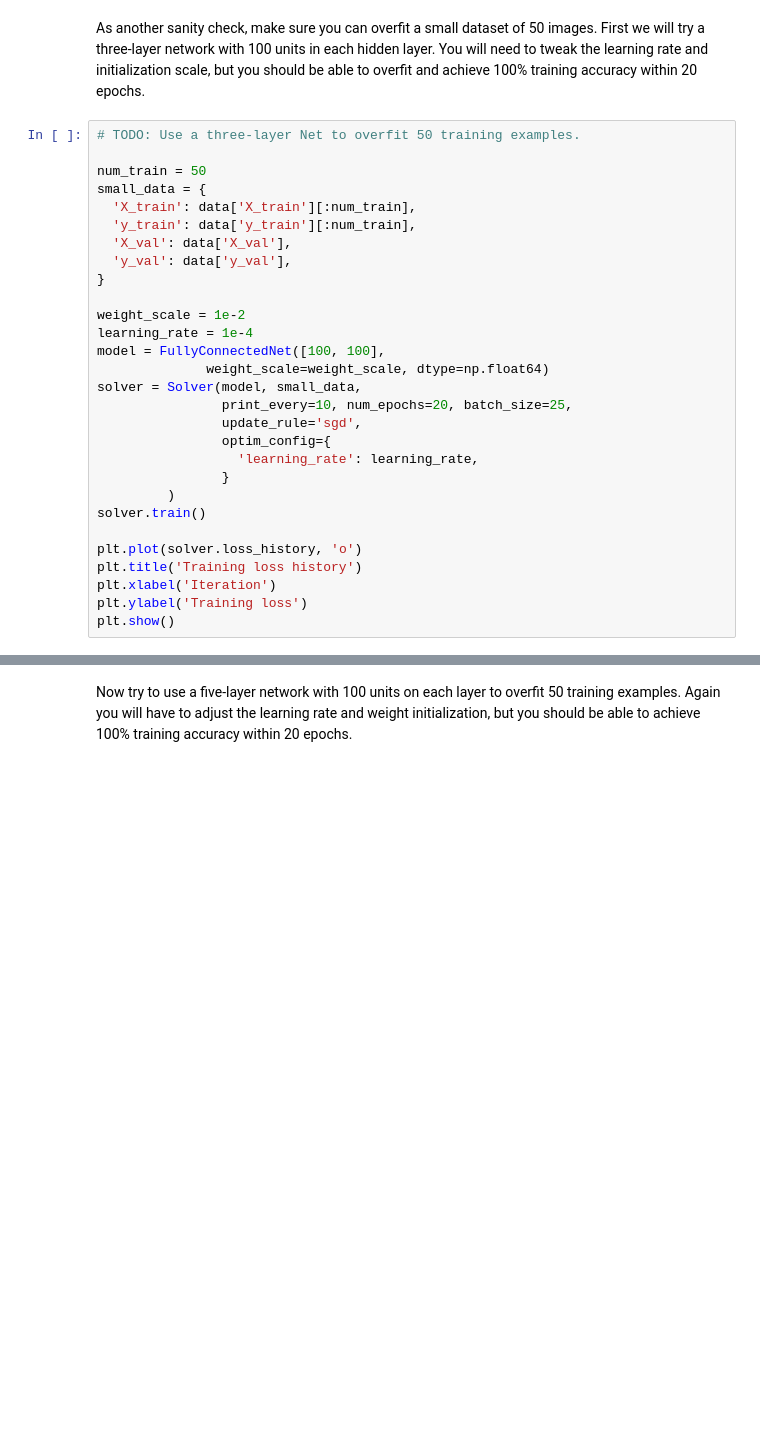
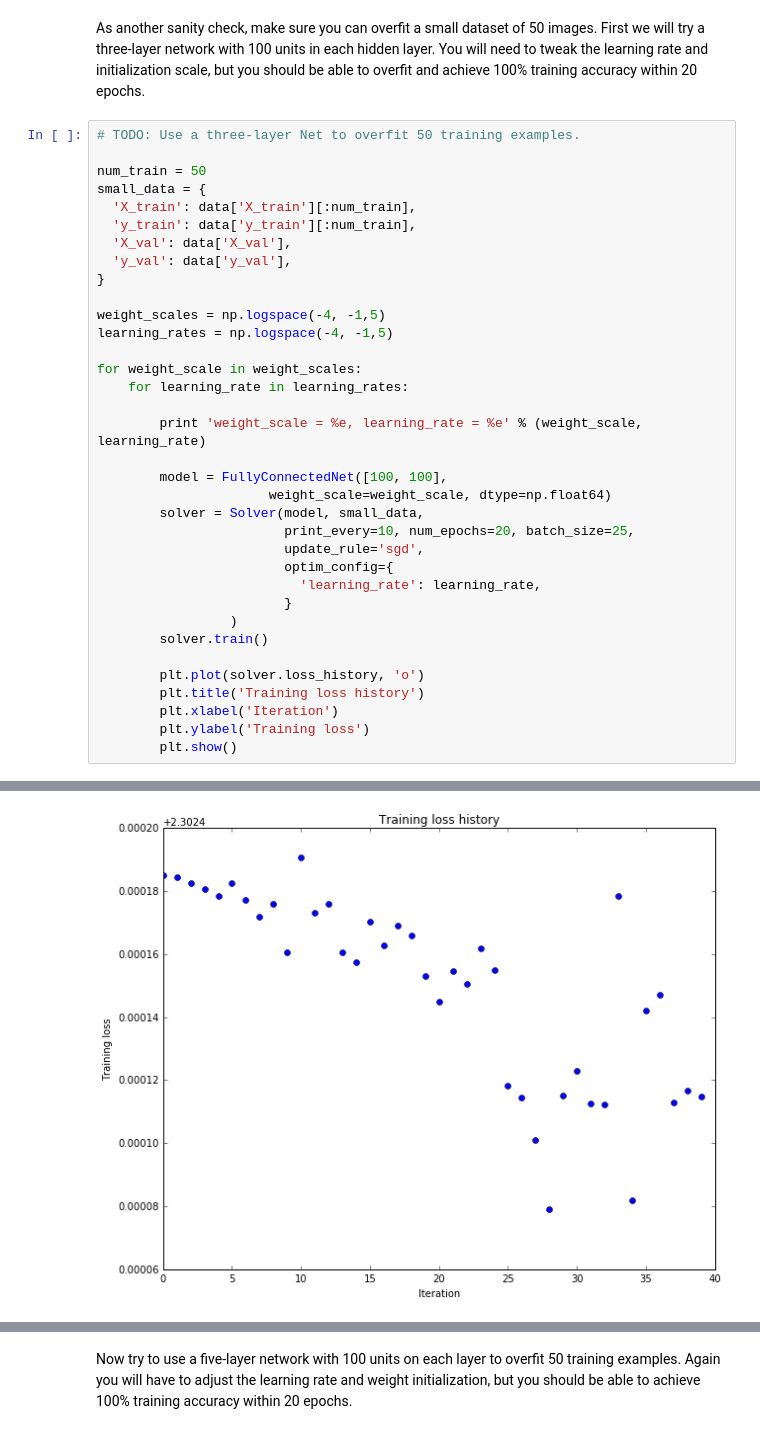
Before and after one commit to barryridge/Stanford-CS231n-Winter-2016, a Jupyter notebook: assignment2/FullyConnectedNets.ipynb, the cells around one changed output, grey strips where cells are left out. Cells and saved outputs as stored; diff of their text form; blank space fills up the shorter version.

```diff
--- a/assignment2/FullyConnectedNets.ipynb
+++ b/assignment2/FullyConnectedNets.ipynb
@@ -444,21 +444,28 @@ small_data = {
   'y_val': data['y_val'],
 }
 
-weight_scale = 1e-2
-learning_rate = 1e-4
-model = FullyConnectedNet([100, 100],
-              weight_scale=weight_scale, dtype=np.float64)
-solver = Solver(model, small_data,
-                print_every=10, num_epochs=20, batch_size=25,
-                update_rule='sgd',
-                optim_config={
-                  'learning_rate': learning_rate,
-                }
-         )
-solver.train()
+weight_scales = np.logspace(-4, -1,5)
+learning_rates = np.logspace(-4, -1,5)
 
-plt.plot(solver.loss_history, 'o')
-plt.title('Training loss history')
-plt.xlabel('Iteration')
-plt.ylabel('Training loss')
-plt.show()
+for weight_scale in weight_scales:
+    for learning_rate in learning_rates:
+
+        print 'weight_scale = %e, learning_rate = %e' % (weight_scale, learning_rate)
+
+        model = FullyConnectedNet([100, 100],
+                      weight_scale=weight_scale, dtype=np.float64)
+        solver = Solver(model, small_data,
+                        print_every=10, num_epochs=20, batch_size=25,
+                        update_rule='sgd',
+                        optim_config={
+                          'learning_rate': learning_rate,
+                        }
+                 )
+        solver.train()
+
+        plt.plot(solver.loss_history, 'o')
+        plt.title('Training loss history')
+        plt.xlabel('Iteration')
+        plt.ylabel('Training loss')
+        plt.show()
+# %% [output]
@@ -464,0 +489 @@ plt.show()
+[figure, added]
```
Also changed, not shown: parts of 10 cells of this notebook, 1 other file.
